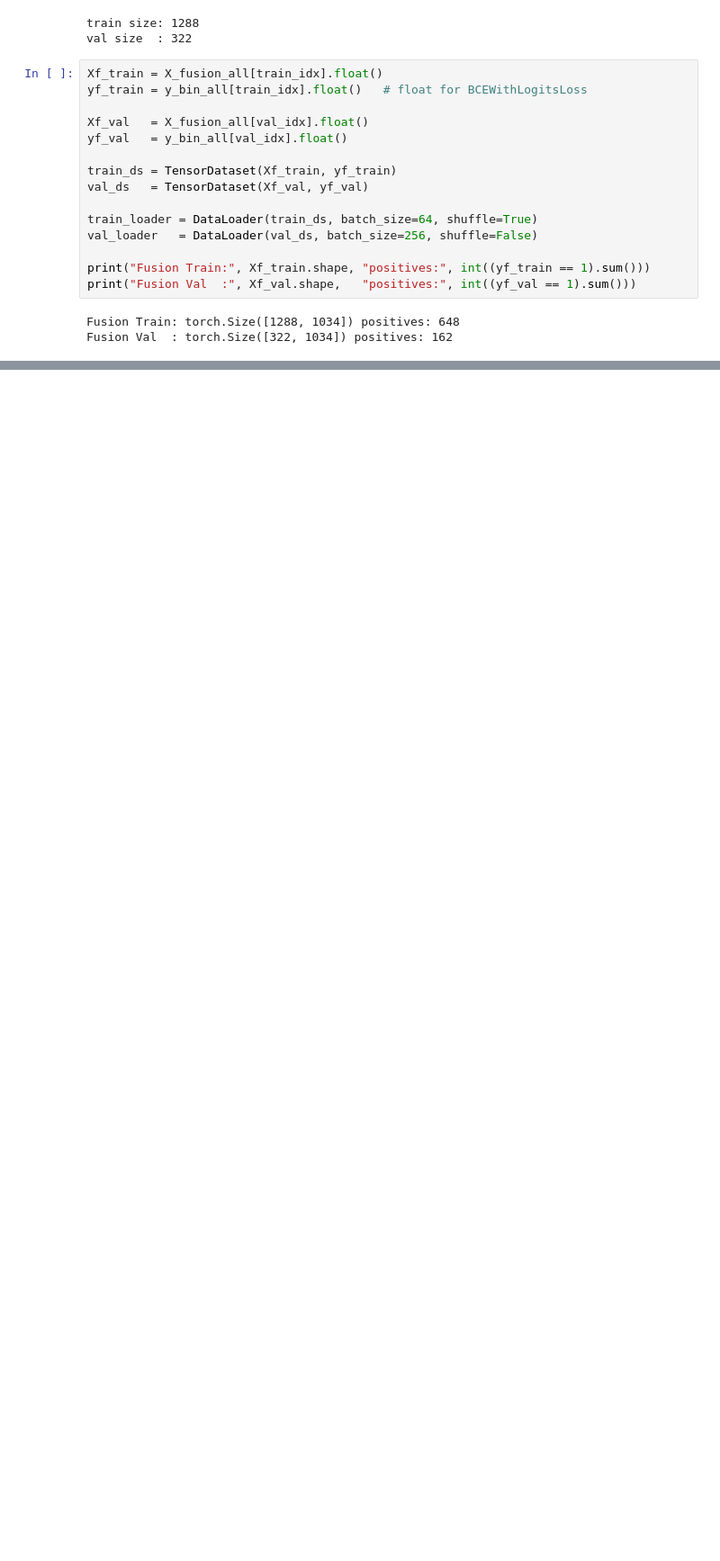
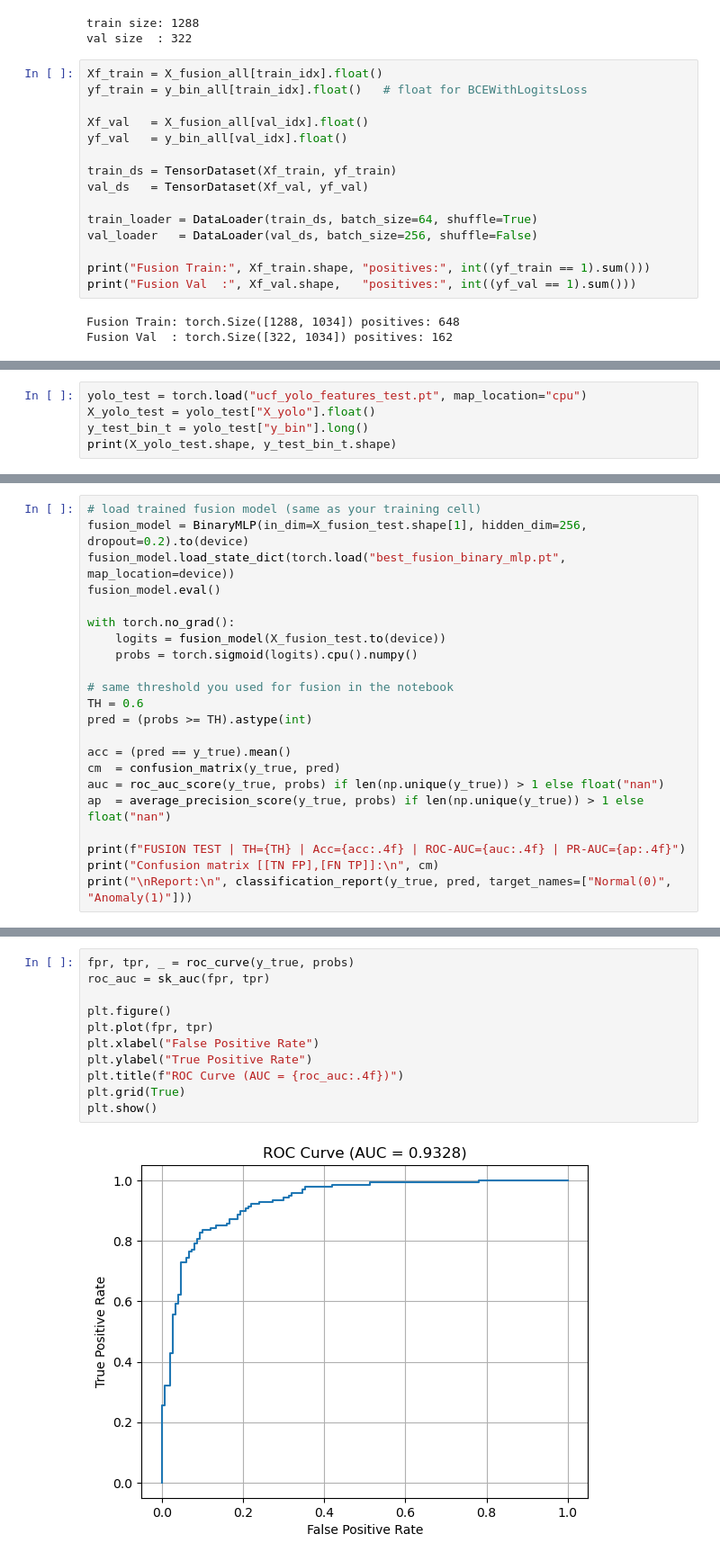
Before and after one commit to YuvalGarzon/Seminar-Project-Real-time-Crowd-Anomaly, a Jupyter notebook: ProjectRealTimeCrowdAnomaly.ipynb, the cells around one changed output, grey strips where cells are left out. Shown at 90% size. Saved outputs shown, nothing was run; the diff lists cells and outputs as text; blank space fills up the shorter version.

```diff
--- a/ProjectRealTimeCrowdAnomaly.ipynb
+++ b/ProjectRealTimeCrowdAnomaly.ipynb
@@ -1485,0 +1184,5 @@ Epoch 10/50 | train_loss=0.2238 | val_loss=0.3509 | val_f1@0.4=0.8607 | patience
+# %%
+yolo_test = torch.load("ucf_yolo_features_test.pt", map_location="cpu")
+X_yolo_test = yolo_test["X_yolo"].float()
+y_test_bin_t = yolo_test["y_bin"].long()
+print(X_yolo_test.shape, y_test_bin_t.shape)
@@ -1485,0 +1246,22 @@ Epoch 10/50 | train_loss=0.2238 | val_loss=0.3509 | val_f1@0.4=0.8607 | patience
+# %%
+# load trained fusion model (same as your training cell)
+fusion_model = BinaryMLP(in_dim=X_fusion_test.shape[1], hidden_dim=256, dropout=0.2).to(device)
+fusion_model.load_state_dict(torch.load("best_fusion_binary_mlp.pt", map_location=device))
+fusion_model.eval()
+
+with torch.no_grad():
+    logits = fusion_model(X_fusion_test.to(device))
+    probs = torch.sigmoid(logits).cpu().numpy()
+
+# same threshold you used for fusion in the notebook
+TH = 0.6
+pred = (probs >= TH).astype(int)
+
+acc = (pred == y_true).mean()
+cm  = confusion_matrix(y_true, pred)
+auc = roc_auc_score(y_true, probs) if len(np.unique(y_true)) > 1 else float("nan")
+ap  = average_precision_score(y_true, probs) if len(np.unique(y_true)) > 1 else float("nan")
+
+print(f"FUSION TEST | TH={TH} | Acc={acc:.4f} | ROC-AUC={auc:.4f} | PR-AUC={ap:.4f}")
+print("Confusion matrix [[TN FP],[FN TP]]:\n", cm)
+print("\nReport:\n", classification_report(y_true, pred, target_names=["Normal(0)", "Anomaly(1)"]))
@@ -1485,0 +1283,13 @@ Epoch 10/50 | train_loss=0.2238 | val_loss=0.3509 | val_f1@0.4=0.8607 | patience
+# %%
+fpr, tpr, _ = roc_curve(y_true, probs)
+roc_auc = sk_auc(fpr, tpr)
+
+plt.figure()
+plt.plot(fpr, tpr)
+plt.xlabel("False Positive Rate")
+plt.ylabel("True Positive Rate")
+plt.title(f"ROC Curve (AUC = {roc_auc:.4f})")
+plt.grid(True)
+plt.show()
+# %% [output]
+[figure, added]
```
Also changed, not shown: parts of 28 cells of this notebook.
